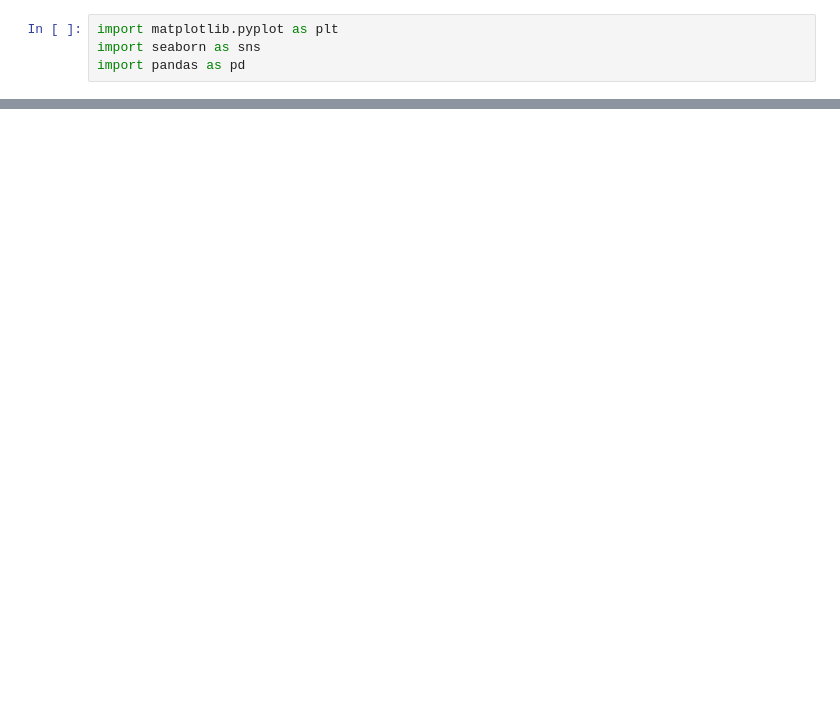
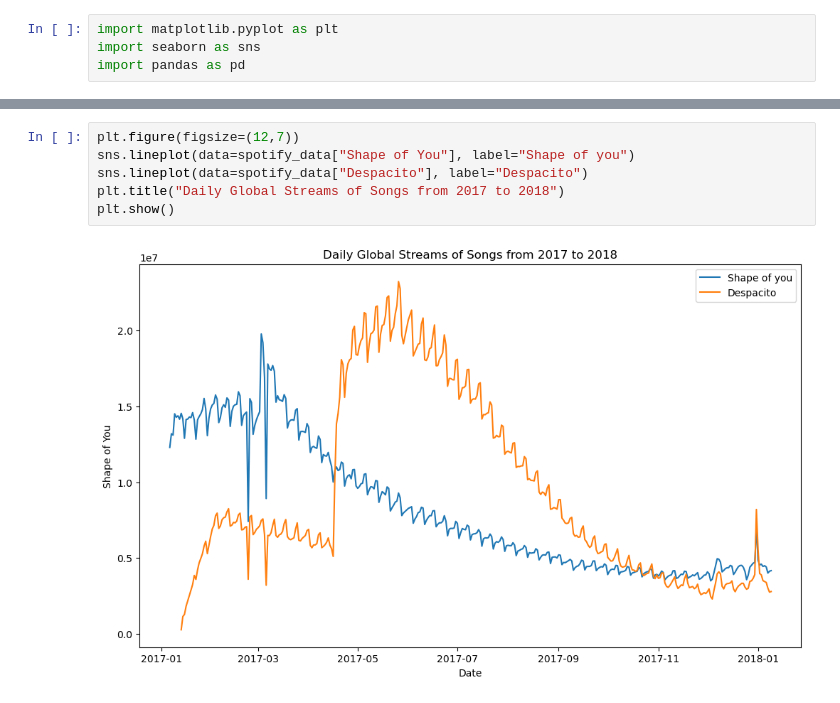
Before and after one commit to jci02/Data-Visualization, a Jupyter notebook: Line Charts.ipynb, the cells around one changed output, grey strips where cells are left out. Saved outputs shown, nothing was run; the diff lists cells and outputs as text; blank space fills up the shorter version.

```diff
--- a/Line Charts.ipynb
+++ b/Line Charts.ipynb
@@ -44,0 +91,8 @@ memory usage: 17.3 KB
+# %%
+plt.figure(figsize=(12,7))
+sns.lineplot(data=spotify_data["Shape of You"], label="Shape of you")
+sns.lineplot(data=spotify_data["Despacito"], label="Despacito")
+plt.title("Daily Global Streams of Songs from 2017 to 2018")
+plt.show()
+# %% [output]
+[figure, added]
```
Also changed, not shown: parts of 5 cells of this notebook.
